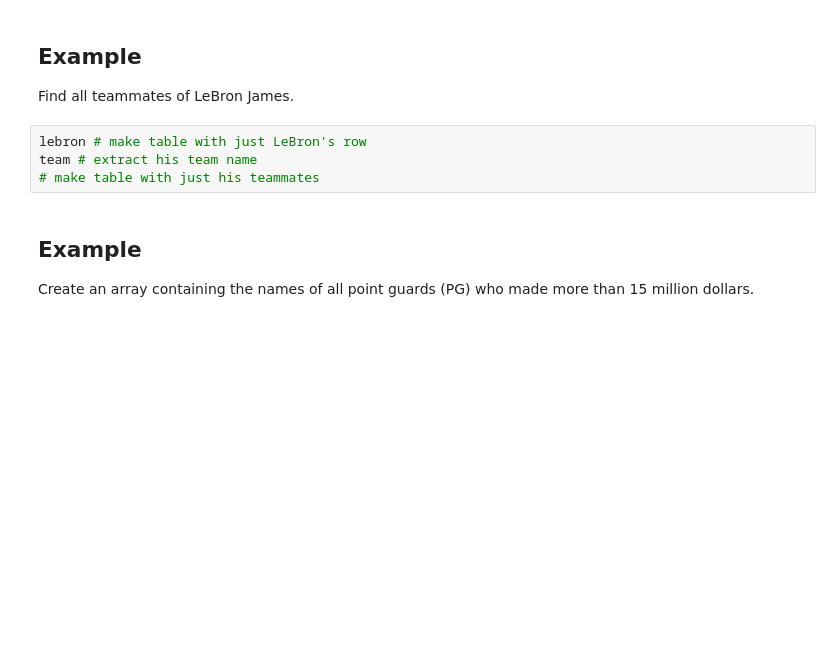
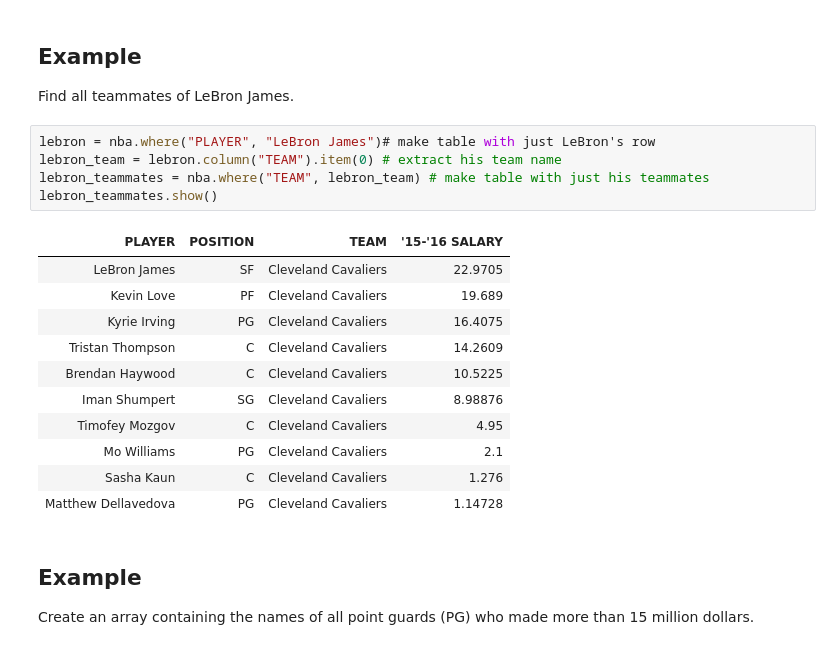
Before and after one commit to ucsd-ets/dsc10-s219, a Jupyter notebook: Lectures/day02/Lecture 04 Selecting Rows.ipynb, the cells around one changed output. Drawn from its saved outputs; the diff is of its cells as text; blank space fills up the shorter version.

```diff
--- a/Lectures/day02/Lecture 04 Selecting Rows.ipynb
+++ b/Lectures/day02/Lecture 04 Selecting Rows.ipynb
@@ -202,9 +324,22 @@ nba.where('TEAM', are.containing('Los Angeles')).show(15)
 
 Find all teammates of LeBron James.
 # %%
-lebron # make table with just LeBron's row
-team # extract his team name
-# make table with just his teammates
+lebron = nba.where("PLAYER", "LeBron James")# make table with just LeBron's row
+lebron_team = lebron.column("TEAM").item(0) # extract his team name
+lebron_teammates = nba.where("TEAM", lebron_team) # make table with just his teammates
+lebron_teammates.show()
+# %% [output]
+| PLAYER | POSITION | TEAM | '15-'16 SALARY |
+| LeBron James | SF | Cleveland Cavaliers | 22.9705 |
+| Kevin Love | PF | Cleveland Cavaliers | 19.689 |
+| Kyrie Irving | PG | Cleveland Cavaliers | 16.4075 |
+| Tristan Thompson | C | Cleveland Cavaliers | 14.2609 |
+| Brendan Haywood | C | Cleveland Cavaliers | 10.5225 |
+| Iman Shumpert | SG | Cleveland Cavaliers | 8.98876 |
+| Timofey Mozgov | C | Cleveland Cavaliers | 4.95 |
+| Mo Williams | PG | Cleveland Cavaliers | 2.1 |
+| Sasha Kaun | C | Cleveland Cavaliers | 1.276 |
+| Matthew Dellavedova | PG | Cleveland Cavaliers | 1.14728 |
 # %% [markdown]
 ## Example
 
```
Also changed, not shown: parts of 45 cells of this notebook, 12 other files.
